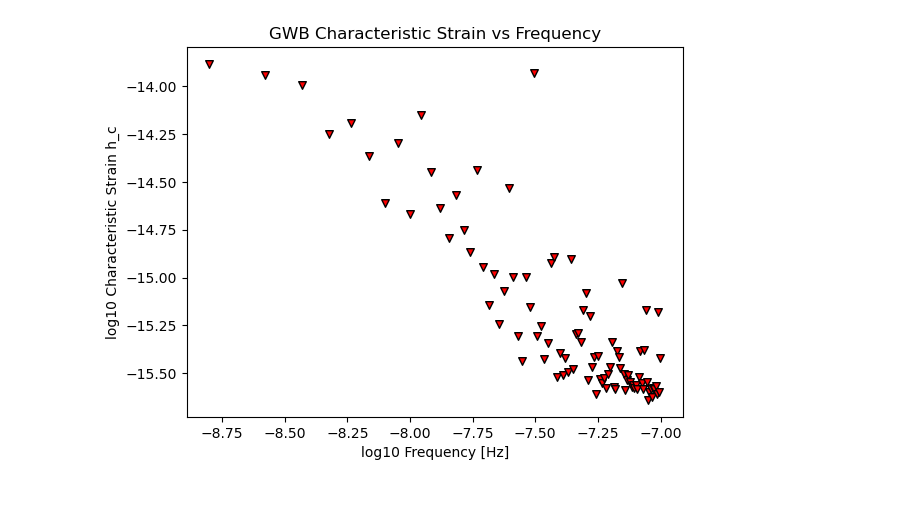
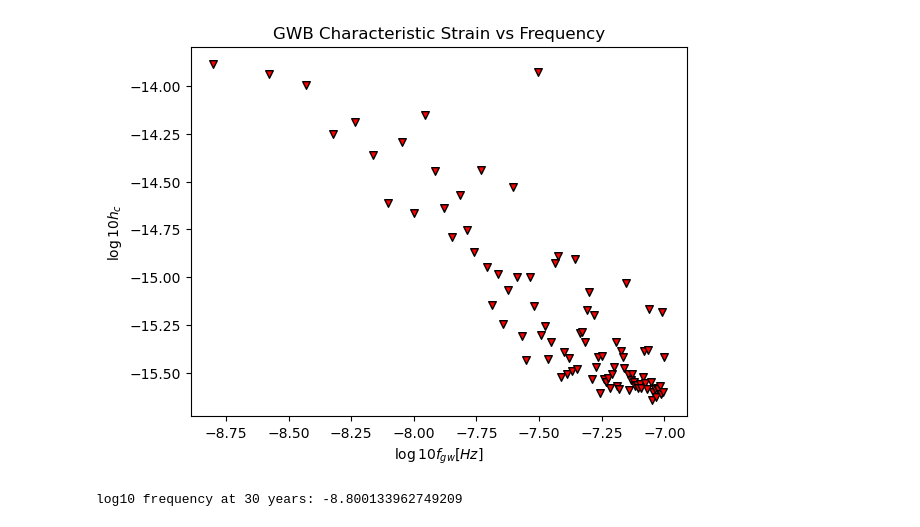
Before and after one commit to RiccardoTruant/PTA_GravSignalCodes, a Jupyter notebook: GWB/PlotGWB.ipynb, the cells around one changed output. Saved outputs shown, nothing was run; the diff lists cells and outputs as text; code cells hidden in the pictures; blank space fills up the shorter version.

```diff
--- a/GWB/PlotGWB.ipynb
+++ b/GWB/PlotGWB.ipynb
@@ -24,8 +34,10 @@ log10h_c = data[:,1]
 # %%
-plt.scatter(log10freq, log10h_c,color='red',s=30,marker='v',edgecolors='k',label='GWB from MBHBs')
-plt.xlabel('log10 Frequency [Hz]')
-plt.ylabel('log10 Characteristic Strain h_c')
-plt.title('GWB Characteristic Strain vs Frequency')
-plt.show()
 # %% [output]
-[figure, old version]
+[figure, new version]
+# %%
+#print log10 correspondin at freq 30 years
+freq_30yr = 1/(30*365.25*24*3600)
+log10_freq_30yr = np.log10((freq_30yr + 2*freq_30yr)/2)  #average over bin
+print("log10 frequency at 30 years:", log10_freq_30yr)
+# %% [output]
+log10 frequency at 30 years: -8.800133962749209
```
Also changed, not shown: parts of 1 cell of this notebook, 2 other files.
